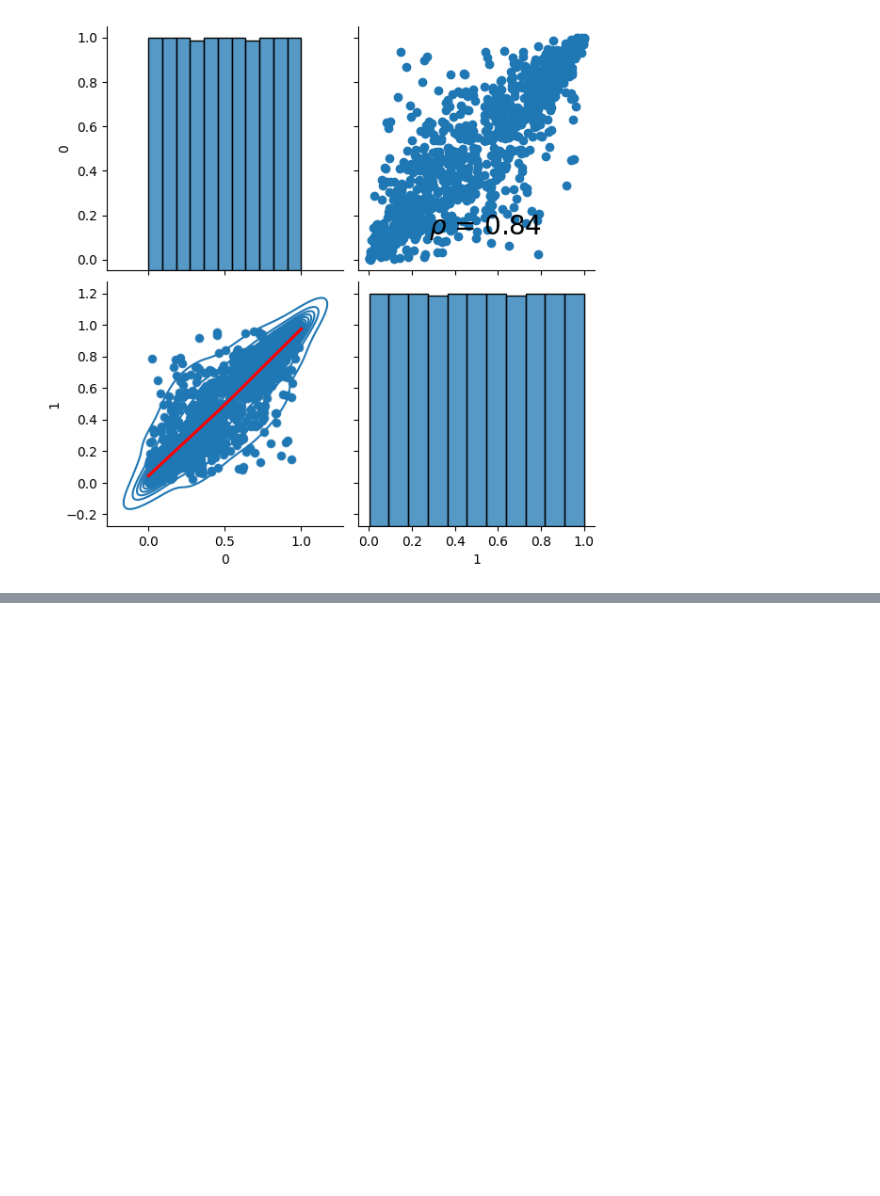
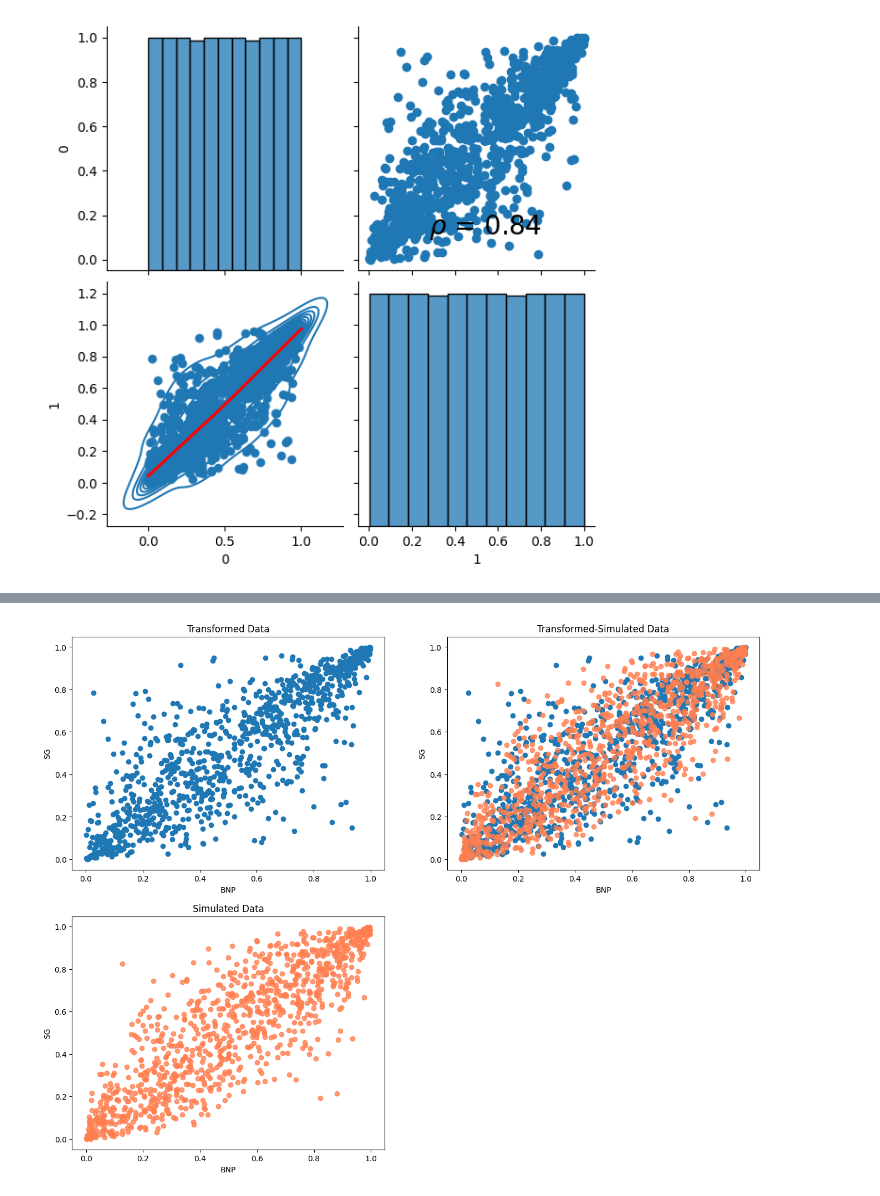
Before and after one commit to usenameFD/Asset-management, a Jupyter notebook: Copulus/deba.ipynb, the cells around one changed output, grey strips where cells are left out. Drawn from its saved outputs; the diff is of its cells as text; code cells hidden in the pictures; blank space fills up the shorter version.

```diff
--- a/Copulus/deba.ipynb
+++ b/Copulus/deba.ipynb
@@ -257,0 +559,28 @@ plt.legend()
+# %%
+# Comparison of Transformed Observed Data and Simulated Data from Copula
+plt.figure(figsize=(16, 12))
+
+# Plot Transformed Data
+ax1 = plt.subplot(221)
+plt.scatter(data.var_bnp, data.var_sg)
+plt.xlabel("BNP")
+plt.ylabel("SG")
+plt.title("Transformed Data")
+
+# Plot Simulated Data
+ax3 = plt.subplot(223)
+plt.scatter(u.var_bnp, u.var_sg, c="coral", alpha=0.8)
+plt.xlabel("BNP")
+plt.ylabel("SG")
+plt.title("Simulated Data")
+
+# Plot Transformed-Simulated Data
+ax2 = plt.subplot(222)
+plt.scatter(data.var_bnp, data.var_sg)
+plt.scatter(u.var_bnp, u.var_sg, c="coral", alpha=0.8)
+plt.xlabel("BNP")
+plt.ylabel("SG")
+plt.title("Transformed-Simulated Data")
+plt.show()
+# %% [output]
+[figure, added]
```
Also changed, not shown: parts of 25 cells of this notebook.
